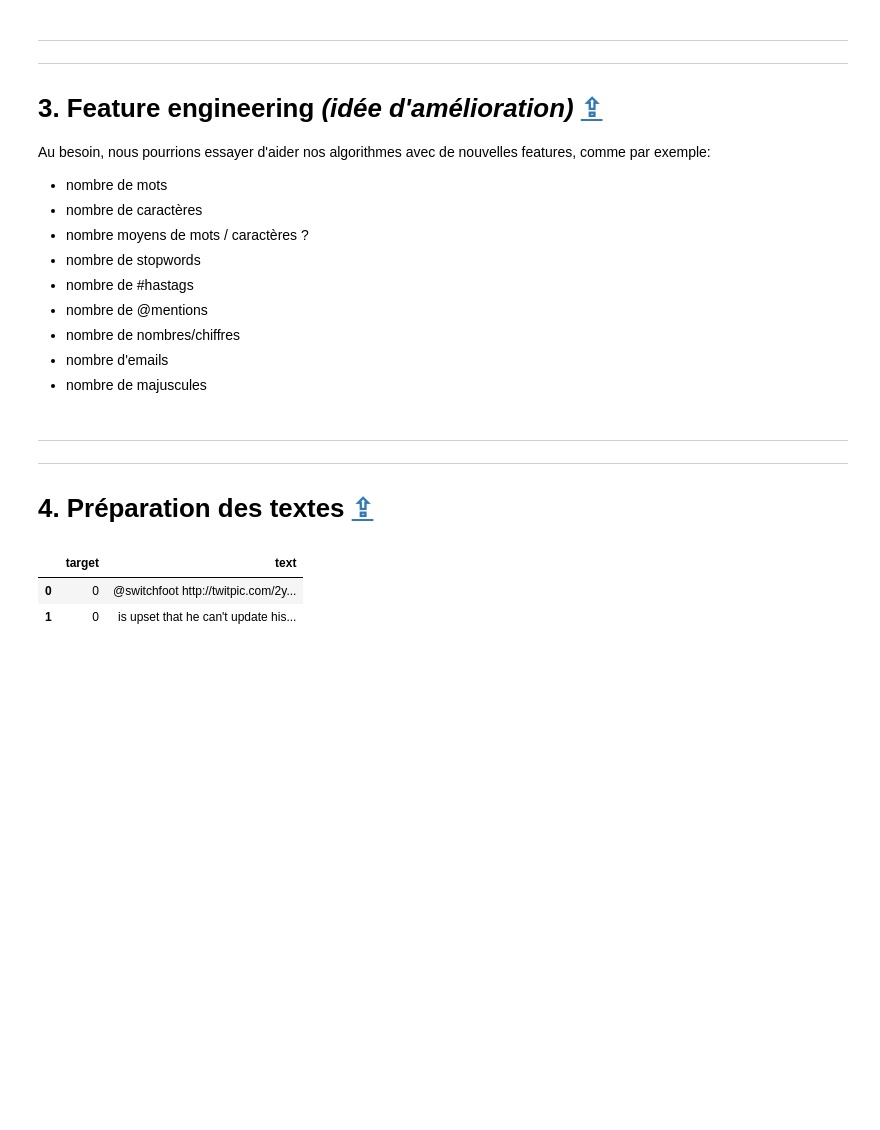
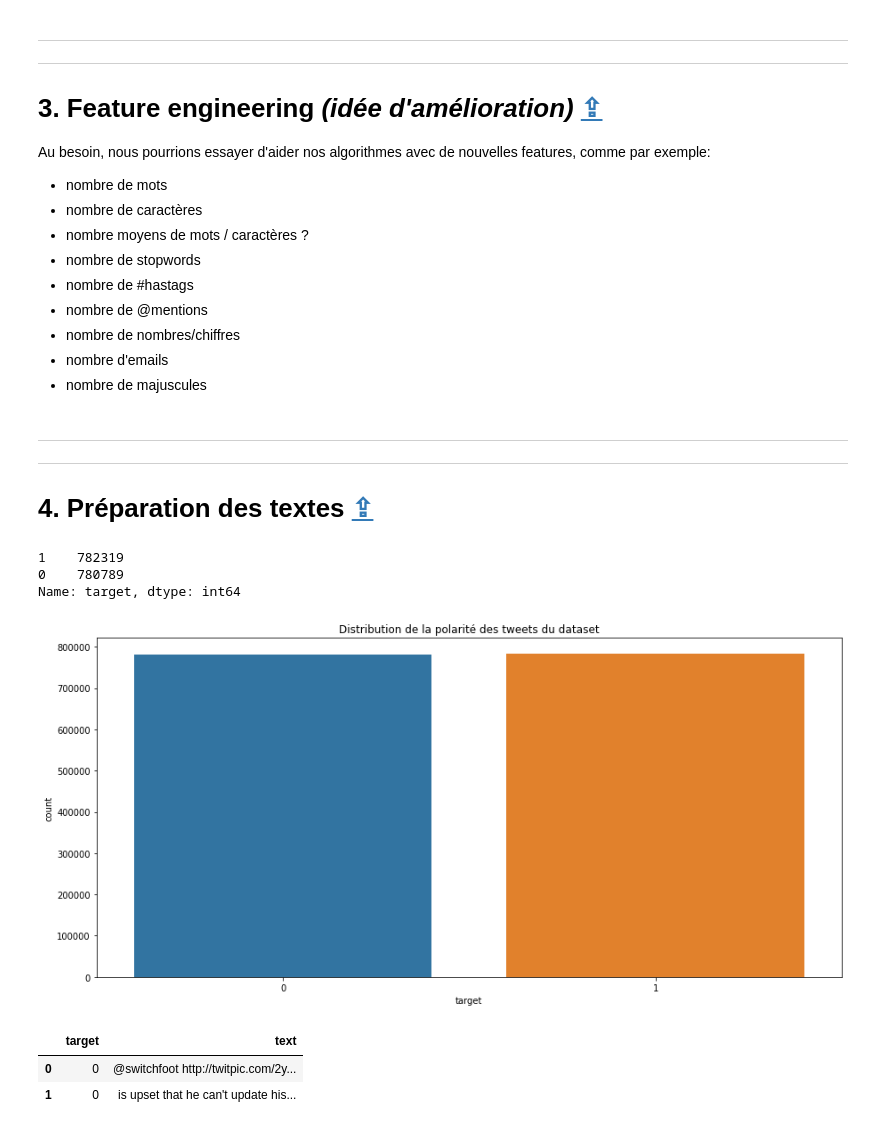
Before and after one commit to Valkea/OC_AI_07, a Jupyter notebook: 01_EDA.ipynb, the cells around one changed output. Cells and saved outputs as stored; diff of their text form; code cells hidden in the pictures; blank space fills up the shorter version.

```diff
--- a/01_EDA.ipynb
+++ b/01_EDA.ipynb
@@ -837,6 +837,19 @@ Au besoin, nous pourrions essayer d'aider nos algorithmes avec de nouvelles feat
 # %%
 data_path = pathlib.Path(pathlib.Path().absolute(), 'data', 'data_clean_full.csv')
 data_clean = pd.read_csv(data_path)
+# %%
+data_clean.target.value_counts(dropna=False)
+# %% [output]
+1    782319
+0    780789
+Name: target, dtype: int64
+# %%
+fig = plt.figure(figsize=(15, 7))
+sns.barplot(data=data_clean.target.value_counts(dropna=False).reset_index().rename(columns={'target':'count', 'index':'target'}), x='target', y='count')
+plt.title("Distribution de la polarité des tweets du dataset")
+plt.show()
+# %% [output]
+[figure, added]
 # %%
 #sample_size = 500000
 #data_nlp = data_clean[['target','text']].sample(sample_size, random_state=random_seed).copy()
```
Also changed, not shown: parts of 15 cells of this notebook, 5 other files.
